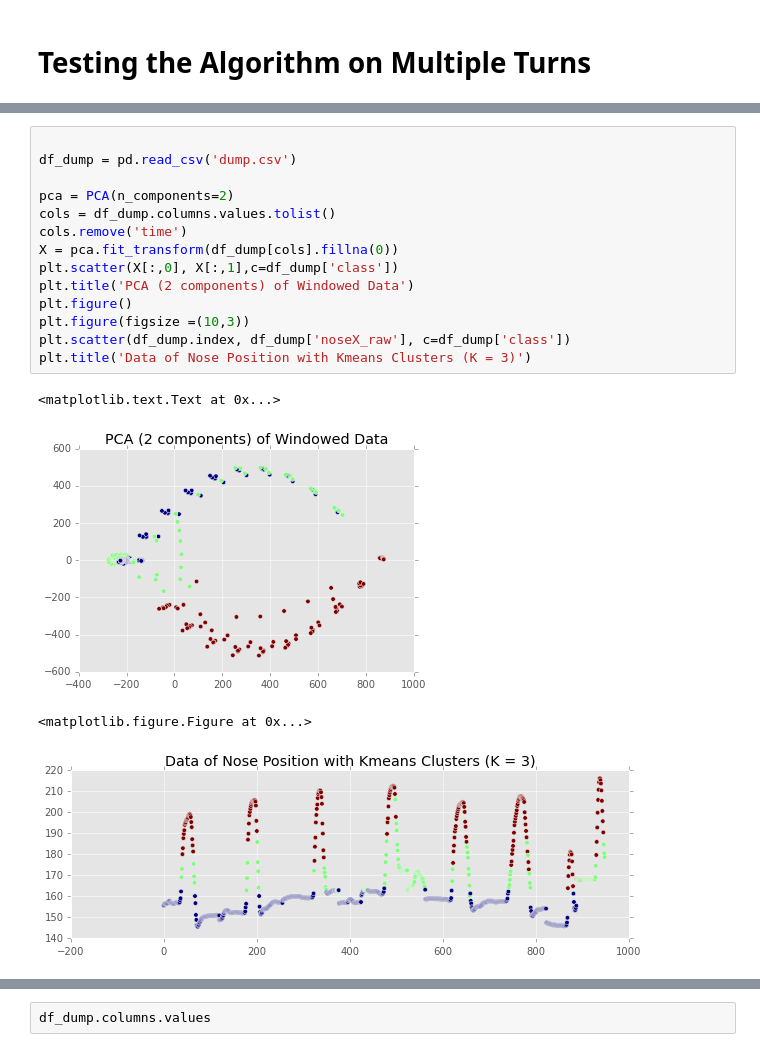
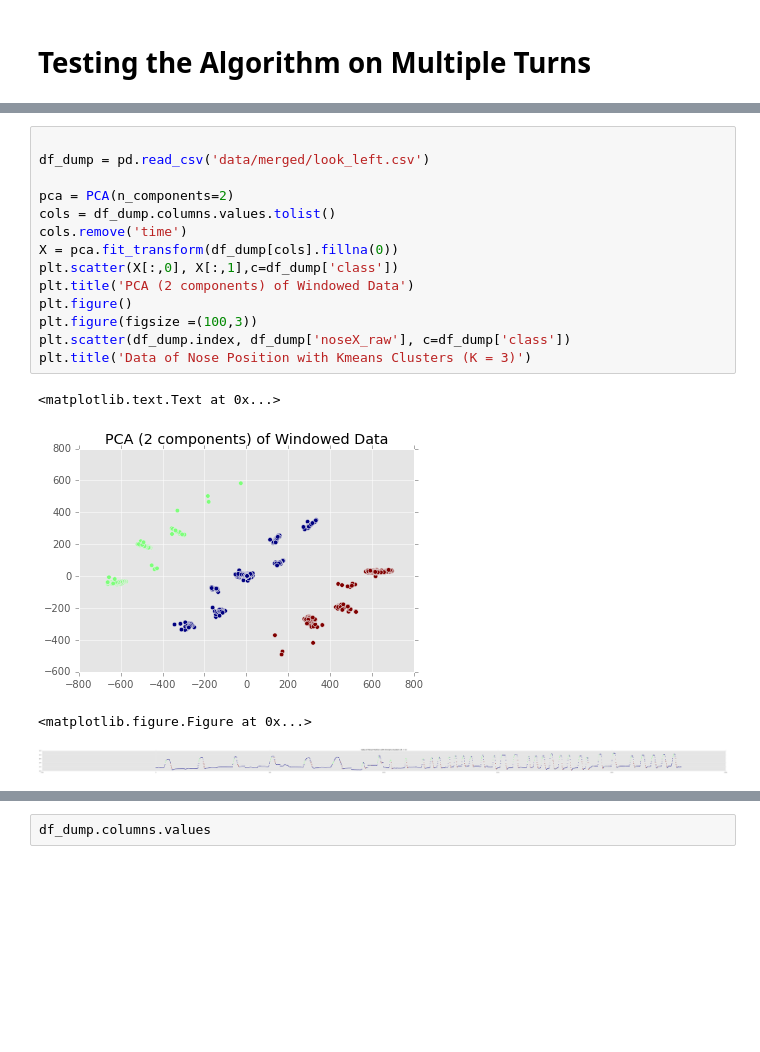
Before and after one commit to chrisngan24/fydp, a Jupyter notebook: experimental/face_modeling/feature_eng.ipynb, the cells around one changed output, grey strips where cells are left out. Drawn from its saved outputs; the diff is of its cells as text; blank space fills up the shorter version.

```diff
--- a/experimental/face_modeling/feature_eng.ipynb
+++ b/experimental/face_modeling/feature_eng.ipynb
@@ -135,19 +104,19 @@ plt.title('Data of Nose Position with Kmeans Clusters (K = %s)'% k)
 # %%
 
-df_dump = pd.read_csv('dump.csv')
+df_dump = pd.read_csv('data/merged/look_left.csv')
 
 pca = PCA(n_components=2)
 cols = df_dump.columns.values.tolist()
 cols.remove('time')
 X = pca.fit_transform(df_dump[cols].fillna(0))
 plt.scatter(X[:,0], X[:,1],c=df_dump['class'])
 plt.title('PCA (2 components) of Windowed Data')
 plt.figure()
-plt.figure(figsize =(10,3))
+plt.figure(figsize =(100,3))
 plt.scatter(df_dump.index, df_dump['noseX_raw'], c=df_dump['class'])
 plt.title('Data of Nose Position with Kmeans Clusters (K = 3)')
 # %% [output]
 <matplotlib.text.Text at 0x...>
-[figure, old version]
+[figure, new version]
 <matplotlib.figure.Figure at 0x...>
-[figure, old version]
+[figure, new version]
```
Also changed, not shown: parts of 6 cells of this notebook, 4 other files.
